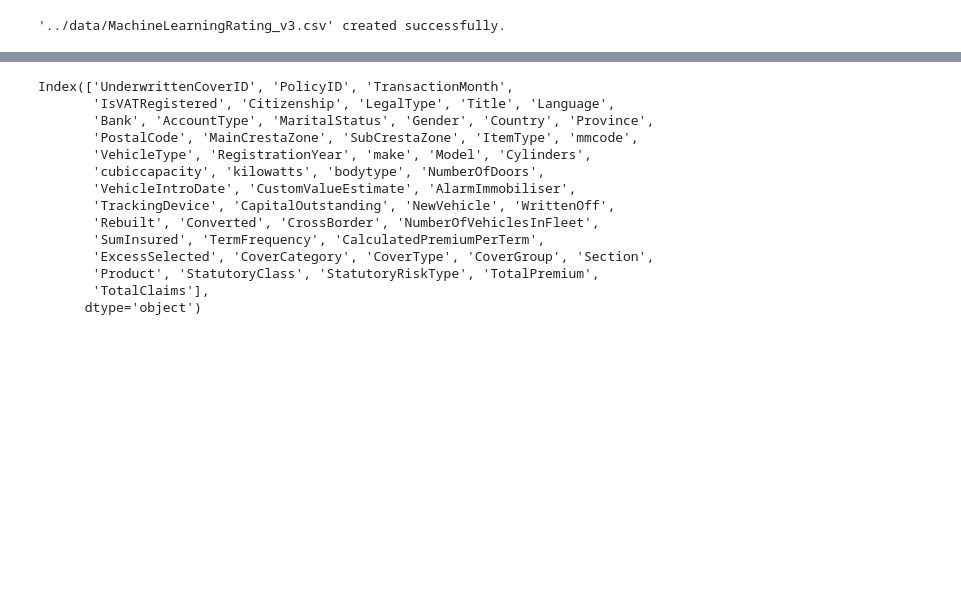
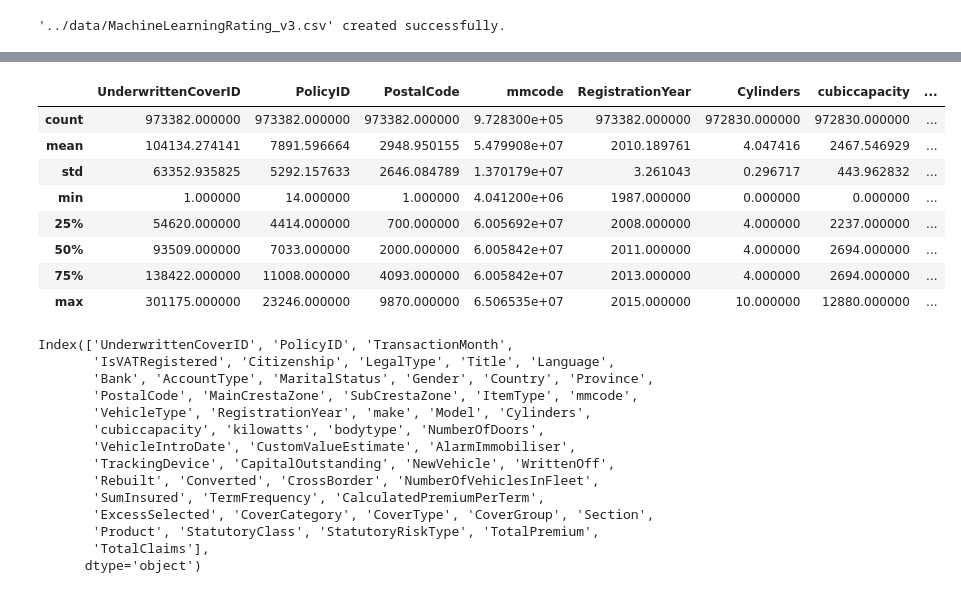
Before and after one commit to michael-099/End-to-End-Insurance-Risk-Analytics-Predictive-Modeling, a Jupyter notebook: notebooks/project_planning_EDA & stats.ipynb, the cells around one changed output, grey strips where cells are left out. Cells and saved outputs as stored; diff of their text form; code cells hidden in the pictures; blank space fills up the shorter version.

```diff
--- a/notebooks/project_planning_EDA & stats.ipynb
+++ b/notebooks/project_planning_EDA & stats.ipynb
@@ -90,3 +70,3 @@ df.info
 # %%
-df.describe
+df.describe()
 # %% [output]
@@ -110,3 +73,12 @@ df.describe
+|  | UnderwrittenCoverID | PolicyID | PostalCode | mmcode | RegistrationYear | Cylinders | cubiccapacity | ... |
+| count | 973382.000000 | 973382.000000 | 973382.000000 | 9.728300e+05 | 973382.000000 | 972830.000000 | 972830.000000 | ... |
+| mean | 104134.274141 | 7891.596664 | 2948.950155 | 5.479908e+07 | 2010.189761 | 4.047416 | 2467.546929 | ... |
+| std | 63352.935825 | 5292.157633 | 2646.084789 | 1.370179e+07 | 3.261043 | 0.296717 | 443.962832 | ... |
+| min | 1.000000 | 14.000000 | 1.000000 | 4.041200e+06 | 1987.000000 | 0.000000 | 0.000000 | ... |
+| 25% | 54620.000000 | 4414.000000 | 700.000000 | 6.005692e+07 | 2008.000000 | 4.000000 | 2237.000000 | ... |
+| 50% | 93509.000000 | 7033.000000 | 2000.000000 | 6.005842e+07 | 2011.000000 | 4.000000 | 2694.000000 | ... |
+| 75% | 138422.000000 | 11008.000000 | 4093.000000 | 6.005842e+07 | 2013.000000 | 4.000000 | 2694.000000 | ... |
+| max | 301175.000000 | 23246.000000 | 9870.000000 | 6.506535e+07 | 2015.000000 | 10.000000 | 12880.000000 | ... |
 # %%
 df.columns
 # %% [output]
```
Also changed, not shown: parts of 5 cells of this notebook.
